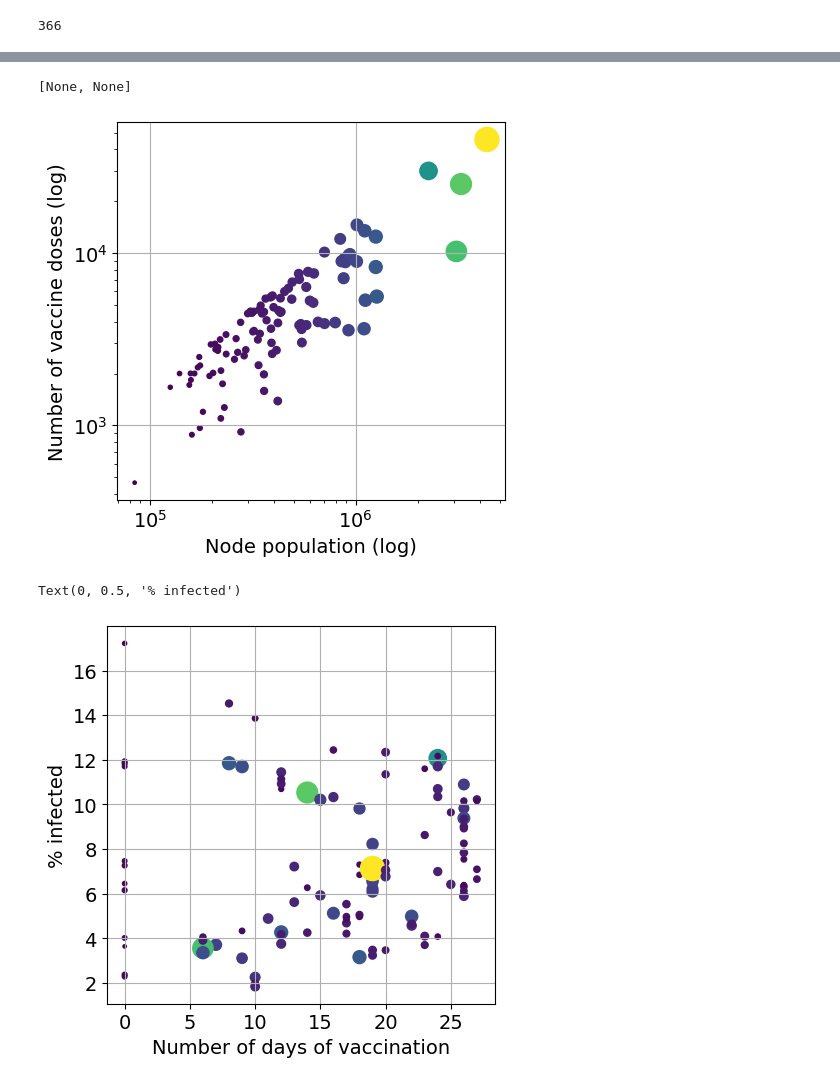
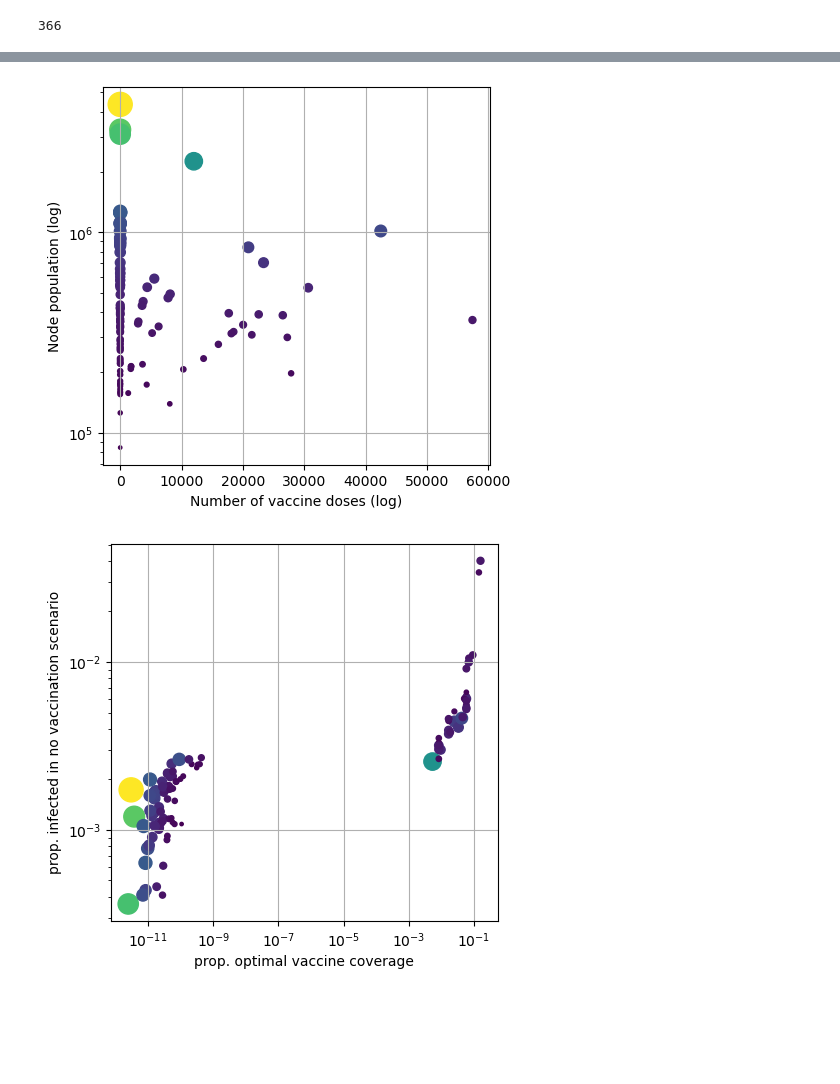
Before and after one commit to jcblemai/COVID-19_italy-vaccination-oc, a Jupyter notebook: analysis_opt.ipynb, the cells around one changed output, grey strips where cells are left out. Drawn from its saved outputs; the diff is of its cells as text; code cells hidden in the pictures; blank space fills up the shorter version.

```diff
--- a/analysis_opt.ipynb
+++ b/analysis_opt.ipynb
@@ -41,0 +34,8 @@ md = pd.read_csv(filename, index_col= 'date', parse_dates=True)
+# %%
+filename = 'model_output/scenarios/L-r15-t125000-id5-opi-107_90.csv'
+md = pd.read_csv(filename, index_col= 'date', parse_dates=True)
+baseline_fn = 'model_output/scenarios/L-r15-t125000-id5-novacc-107_90.csv'
+bl = pd.read_csv(baseline_fn, index_col= 'date', parse_dates=True)
+# %%
+dates_interm = pd.date_range(setup.start_date, setup.end_date, freq='9D')
+dates_interm
@@ -133,28 +184,29 @@ ax.get_legend().remove();
 # %%
 fig, ax = plt.subplots(figsize=(5,5), dpi = 100)
-ax.scatter(setup.shp['population'],
-           setup.shp['vacc'],
+ax.scatter(setup.shp['total_vacc'],
+           setup.shp['population'],
            s=setup.shp.population/max(setup.shp.population)*300,
            c=setup.shp.population/max(setup.shp.population)*300)
 #ax.get_legend().remove();
 ax.grid()
-ax.set_ylabel('Number of vaccine doses (log)')
-ax.set_xlabel('Node population (log)')
-ax.set(xscale="log", yscale="log")
+ax.set_ylabel('Node population (log)')
+ax.set_xlabel('Number of vaccine doses (log)')
+ax.set( yscale="log") #
+fig.savefig('figures/scatter_vacc_pop.pdf')
 # %% [output]
-[None, None]
-[figure, old version]
+[figure, new version]
 # %%
 fig, ax = plt.subplots(figsize=(5,5), dpi = 100)
-ax.scatter(setup.shp['NdayV'],
-           setup.shp['Infected']/setup.shp['population']*100,
+ax.scatter(setup.shp['total_vacc']/setup.shp['population'],
+           setup.shp['new_inf_bl']/setup.shp['population'],
            s=setup.shp.population/max(setup.shp.population)*300,
            c=setup.shp.population/max(setup.shp.population)*300)
 #ax.get_legend().remove();
 ax.grid()
-ax.set_xlabel('Number of days of vaccination')
-ax.set_ylabel('% infected')
+ax.set( yscale="log", xscale="log") #
+ax.set_xlabel('prop. optimal vaccine coverage')
+ax.set_ylabel('prop. infected in no vaccination scenario')
+fig.savefig('figures/scatter_vacc_inf.pdf')
 # %% [output]
-Text(0, 0.5, '% infected')
-[figure, old version]
+[figure, new version]
 # %%
```
Also changed, not shown: parts of 14 cells of this notebook, 2 other files.
